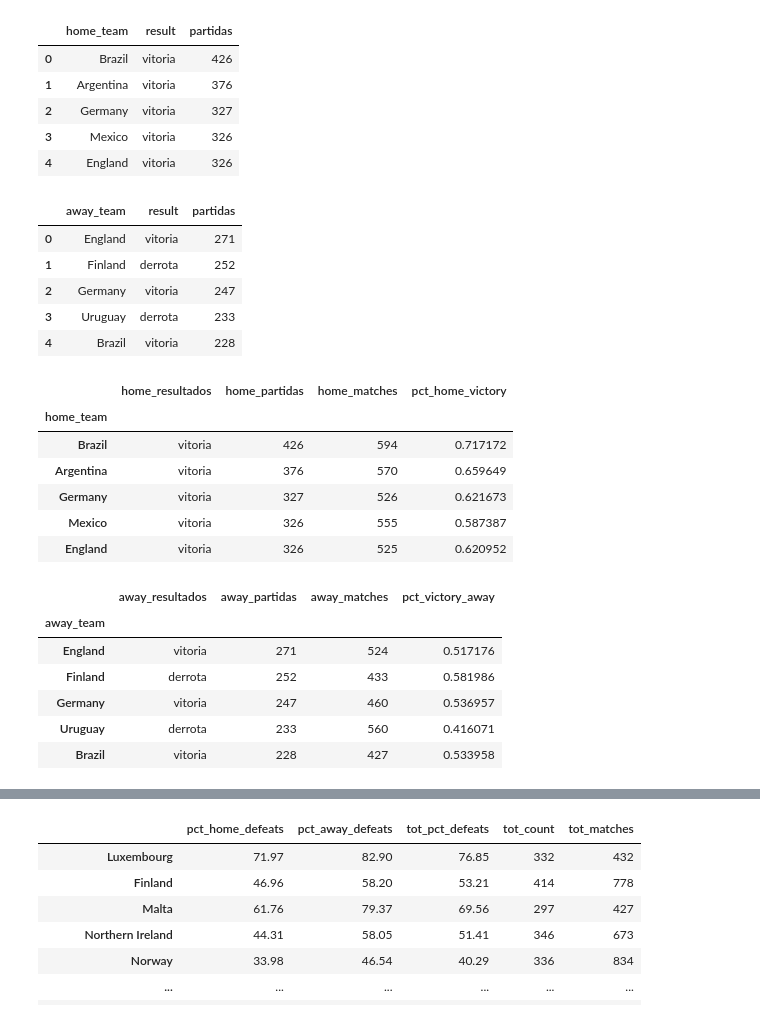
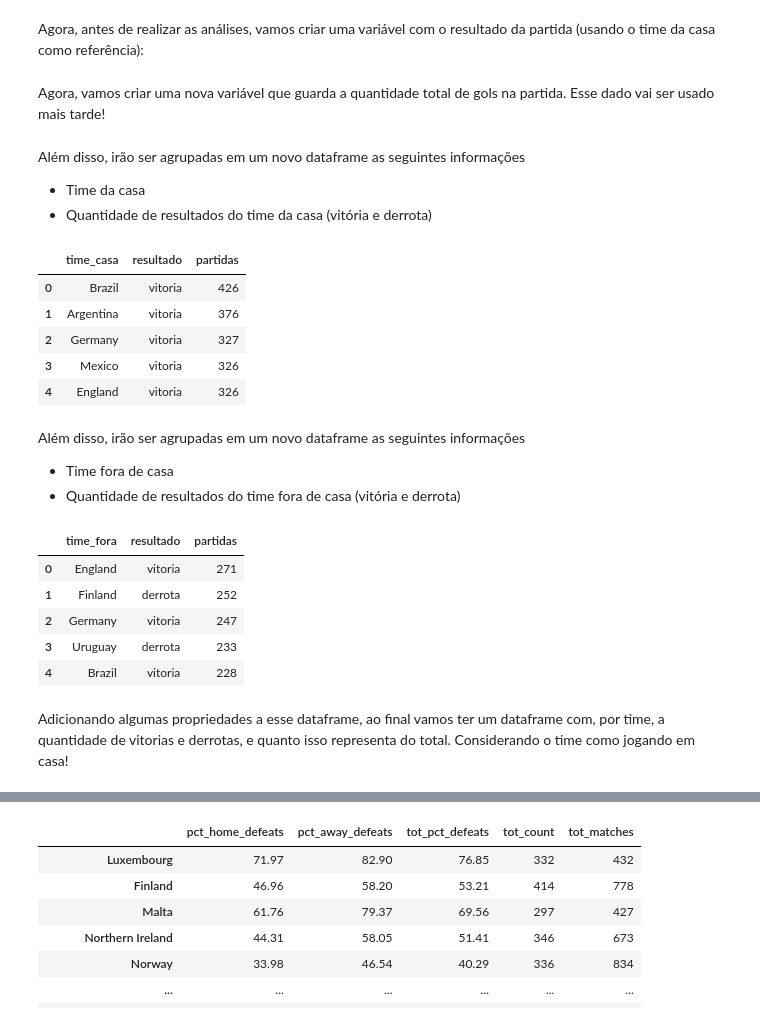
Before and after one commit to guilasinskas/soccer, a Jupyter notebook: notebook.ipynb, the cells around one changed output, grey strips where cells are left out. Saved outputs shown, nothing was run; the diff lists cells and outputs as text; code cells hidden in the pictures.

```diff
--- a/notebook.ipynb
+++ b/notebook.ipynb
@@ -22,42 +29,47 @@ partidas.head()
+# %% [markdown]
+Agora, antes de realizar as análises, vamos criar uma variável com o resultado da partida (usando o time da casa como referência):
 # %%
 import numpy as np
 
-result = []
+resultado = []
 
 for _, row in partidas.iterrows():
     if row['home_score'] > row['away_score']:
-        result.append('vitoria')
+        resultado.append('vitoria')
     elif row['home_score'] < row['away_score']:
-        result.append('derrota')
+        resultado.append('derrota')
     else:
-        result.append('empate')
+        resultado.append('empate')
 
-partidas['result'] = result
+partidas['resultado'] = resultado
+# %% [markdown]
+Agora, vamos criar uma nova variável que guarda a quantidade total de gols na partida. Esse dado vai ser usado mais tarde!
 # %%
 partidas['gols'] = partidas['home_score'] + partidas['away_score']
+# %% [markdown]
+Além disso, irão ser agrupadas em um novo dataframe as seguintes informações
+- Time da casa
+- Quantidade de resultados do time da casa (vitória e derrota)
 # %%
-#Definir a performance de todos as selecoes dentro de casa
-selecoes_home = partidas.groupby(['home_team','result']).count()['country'].sort_values(ascending=False).reset_index().rename(columns={'country': 'partidas'})
+selecoes_home = partidas.groupby(['home_team','resultado']).count()['country'].sort_values(ascending=False).reset_index().rename(columns={'country': 'partidas', 'home_team': 'time_casa'})
 selecoes_home.head()
-
-### Brasil venceu 426 partidas em casa por exemplo
 # %% [output]
-|  | home_team | result | partidas |
+|  | time_casa | resultado | partidas |
 | 0 | Brazil | vitoria | 426 |
 | 1 | Argentina | vitoria | 376 |
 | 2 | Germany | vitoria | 327 |
 | 3 | Mexico | vitoria | 326 |
 | 4 | England | vitoria | 326 |
+# %% [markdown]
+Além disso, irão ser agrupadas em um novo dataframe as seguintes informações
+- Time fora de casa
+- Quantidade de resultados do time fora de casa (vitória e derrota)
 # %%
-#Definir a performance de todos as selecoes fora de casa
-selecoes_away=partidas.groupby(['away_team','result']).count()['country'].sort_values(ascending=False).reset_index().rename(columns={'country': 'partidas'})
-selecoes_away.replace({'derrota': 'vitoria', 'vitoria':'derrota'}, inplace=True)
+selecoes_away=partidas.groupby(['away_team','resultado']).count()['country'].sort_values(ascending=False).reset_index().rename(columns={'country': 'partidas', 'away_team': 'time_fora'})
+selecoes_away.replace({'derrota': 'vitoria', 'vitoria':'derrota'}, inplace=True) ## uma derrota pro time da casa é uma vitória pro time que joga fora
 selecoes_away.head()
-
-### Brasil venceu 228 partidas fora de casa por exemplo
-### Finlandia perdeu 252 partidas fora de casa por exemplo
 # %% [output]
-|  | away_team | result | partidas |
+|  | time_fora | resultado | partidas |
 | 0 | England | vitoria | 271 |
 | 1 | Finland | derrota | 252 |
 | 2 | Germany | vitoria | 247 |
@@ -85,28 +78,2 @@ selecoes_home['pct_home_victory']= selecoes_home['partidas']/ selecoes_home['hom
-# %%
-# Ajustando o index
-selecoes_home.rename(columns={'result': 'home_resultados', 'partidas': 'home_partidas'}, inplace=True)
-selecoes_home.set_index('home_team', inplace=True)
-
-selecoes_home.head()
-# %% [output]
-|  | home_resultados | home_partidas | home_matches | pct_home_victory |
-| home_team |  |  |  |  |
-| Brazil | vitoria | 426 | 594 | 0.717172 |
-| Argentina | vitoria | 376 | 570 | 0.659649 |
-| Germany | vitoria | 327 | 526 | 0.621673 |
-| Mexico | vitoria | 326 | 555 | 0.587387 |
-| England | vitoria | 326 | 525 | 0.620952 |
-# %%
-# Ajustando o index
-selecoes_away.rename(columns={'result': 'away_resultados', 'partidas': 'away_partidas'}, inplace=True)
-selecoes_away.set_index('away_team', inplace=True)
-
-selecoes_away.head()
-# %% [output]
-|  | away_resultados | away_partidas | away_matches | pct_victory_away |
-| away_team |  |  |  |  |
-| England | vitoria | 271 | 524 | 0.517176 |
-| Finland | derrota | 252 | 433 | 0.581986 |
-| Germany | vitoria | 247 | 460 | 0.536957 |
-| Uruguay | derrota | 233 | 560 | 0.416071 |
-| Brazil | vitoria | 228 | 427 | 0.533958 |
+# %% [markdown]
+Adicionando algumas propriedades a esse dataframe, ao final vamos ter um dataframe com, por time, a quantidade de vitorias e derrotas, e quanto isso representa do total. Considerando o time como jogando em casa!
```
Also changed, not shown: parts of 27 cells of this notebook, 1 other file.
